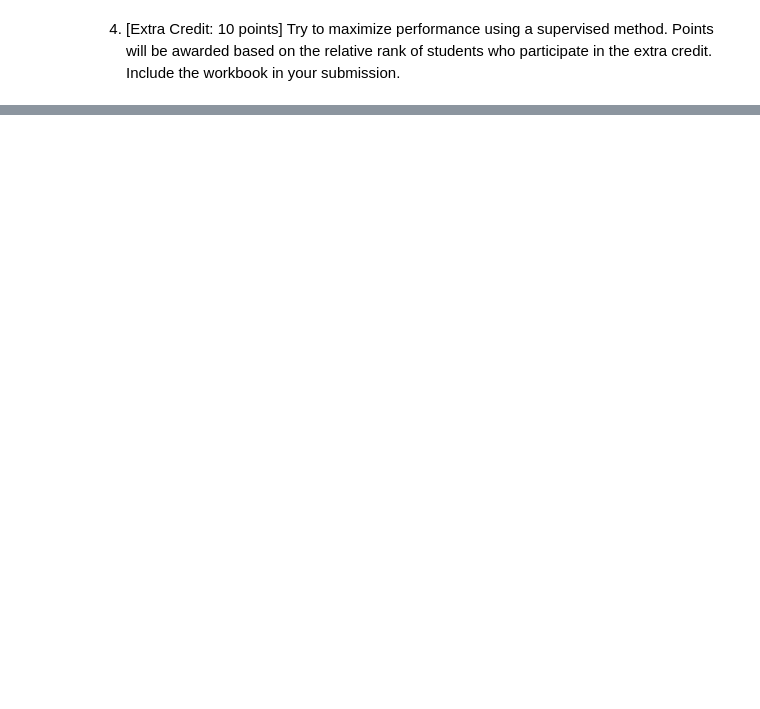
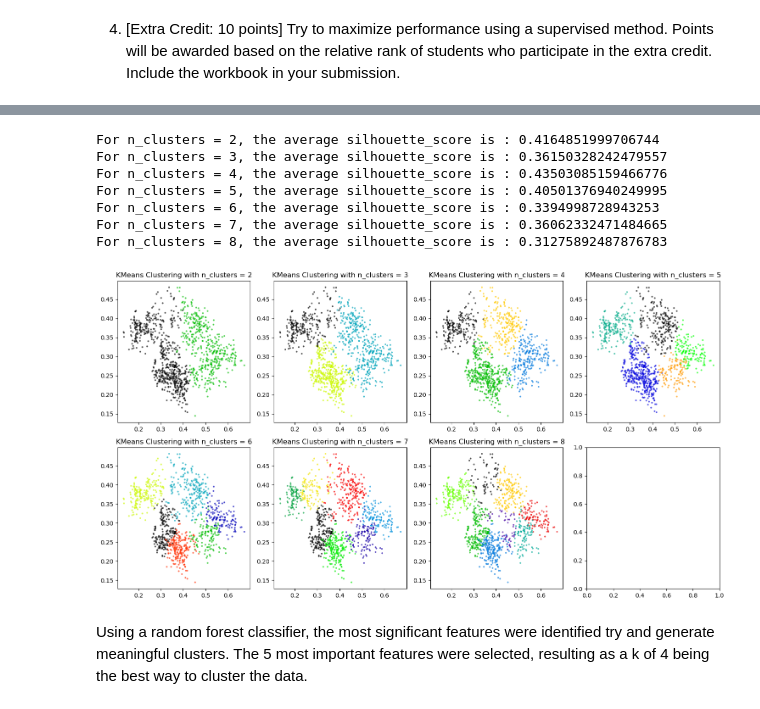
Before and after one commit to AEnyioko/Unsupervised, a Jupyter notebook: MiceDataset.ipynb, the cells around one changed output, grey strips where cells are left out. Cells and saved outputs as stored; diff of their text form; code cells hidden in the pictures; blank space fills up the shorter version.

```diff
--- a/MiceDataset.ipynb
+++ b/MiceDataset.ipynb
@@ -147,0 +200,42 @@ Points will be awarded based on the relative rank of students who participate in
+# %%
+# selecting the top 5 features based on mutual information scores
+mice_data_subset = mice_data_imp_df[['pPKCG_N', 'CaNA_N', 'Tau_N', 'PSD95_N', 'Ubiquitin_N']]
+
+# kmeans clustering on mice data subset
+n_clusters = range(2, 9)
+for n in n_clusters:
+    kmeans = KMeans(n_clusters=n)
+    cluster_labels = kmeans.fit_predict(mice_data_subset)
+    silhouette_avg = silhouette_score(mice_data_subset, cluster_labels)
+    print(f'For n_clusters = {n}, the average silhouette_score is : {silhouette_avg}')
+
+# plot clusters
+import matplotlib.pyplot as plt
+import matplotlib.cm as cm
+
+fig, axes = plt.subplots(2, 4, figsize=(15, 8))
+axes = axes.flatten()
+
+for i, n in enumerate(n_clusters):
+    kmeans = KMeans(n_clusters=n)
+    cluster_labels = kmeans.fit_predict(mice_data_subset)
+
+    # scatter plot for all clusters
+
+    colors = cm.nipy_spectral(cluster_labels.astype(float) / n)
+    axes[i].scatter(mice_data_subset.iloc[:, 0], mice_data_subset.iloc[:, 1], marker='.', s=30, lw=0, alpha=0.7, c=colors, edgecolor='k')
+    axes[i].set_title(f'KMeans Clustering with n_clusters = {n}')
+
+plt.tight_layout()
+plt.show()
+# %% [output]
+For n_clusters = 2, the average silhouette_score is : 0.4164851999706744
+For n_clusters = 3, the average silhouette_score is : 0.36150328242479557
+For n_clusters = 4, the average silhouette_score is : 0.43503085159466776
+For n_clusters = 5, the average silhouette_score is : 0.40501376940249995
+For n_clusters = 6, the average silhouette_score is : 0.3394998728943253
+For n_clusters = 7, the average silhouette_score is : 0.36062332471484665
+For n_clusters = 8, the average silhouette_score is : 0.31275892487876783
+[figure, added]
+# %% [markdown]
+Using a random forest classifier, the most significant features were identified try and generate meaningful clusters. The 5 most important features were selected, resulting as a k of 4 being the best way to cluster the data.
```
Also changed, not shown: parts of 6 cells of this notebook, 1 other file.
